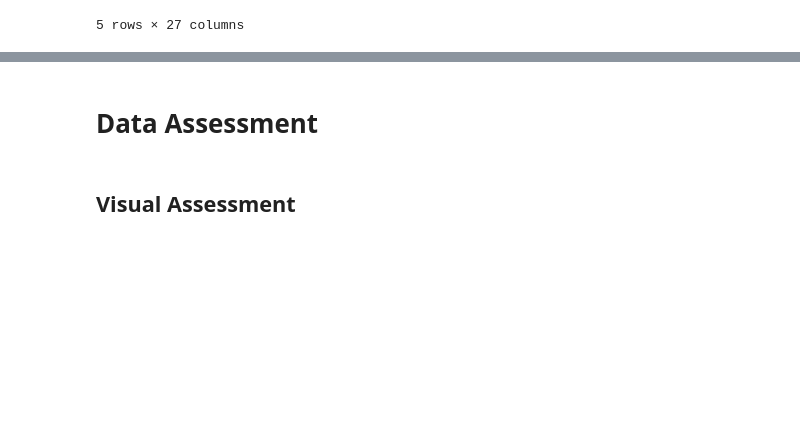
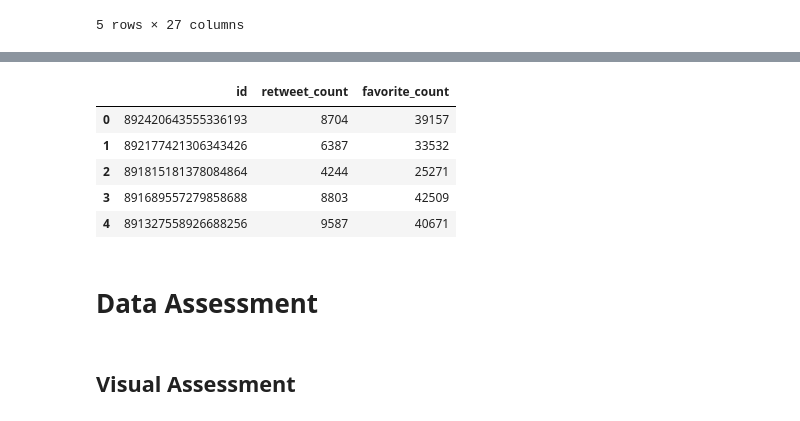
Before and after one commit to ASISPATT/Udacity-Project---Data-Wrangling, a Jupyter notebook: wrangling-act.ipynb, the cells around one changed output, grey strips where cells are left out. Saved outputs shown, nothing was run; the diff lists cells and outputs as text; code cells hidden in the pictures; blank space fills up the shorter version.

```diff
--- a/wrangling-act.ipynb
+++ b/wrangling-act.ipynb
@@ -116,0 +129,12 @@ df_api.head()
+# %%
+# Reduce df_api to the necessary columns
+df_response = df_api[['id', 'retweet_count', 'favorite_count']]
+
+df_response.head()
+# %% [output]
+|  | id | retweet_count | favorite_count |
+| 0 | 892420643555336193 | 8704 | 39157 |
+| 1 | 892177421306343426 | 6387 | 33532 |
+| 2 | 891815181378084864 | 4244 | 25271 |
+| 3 | 891689557279858688 | 8803 | 42509 |
+| 4 | 891327558926688256 | 9587 | 40671 |
```
Also changed, not shown: parts of 20 cells of this notebook.
